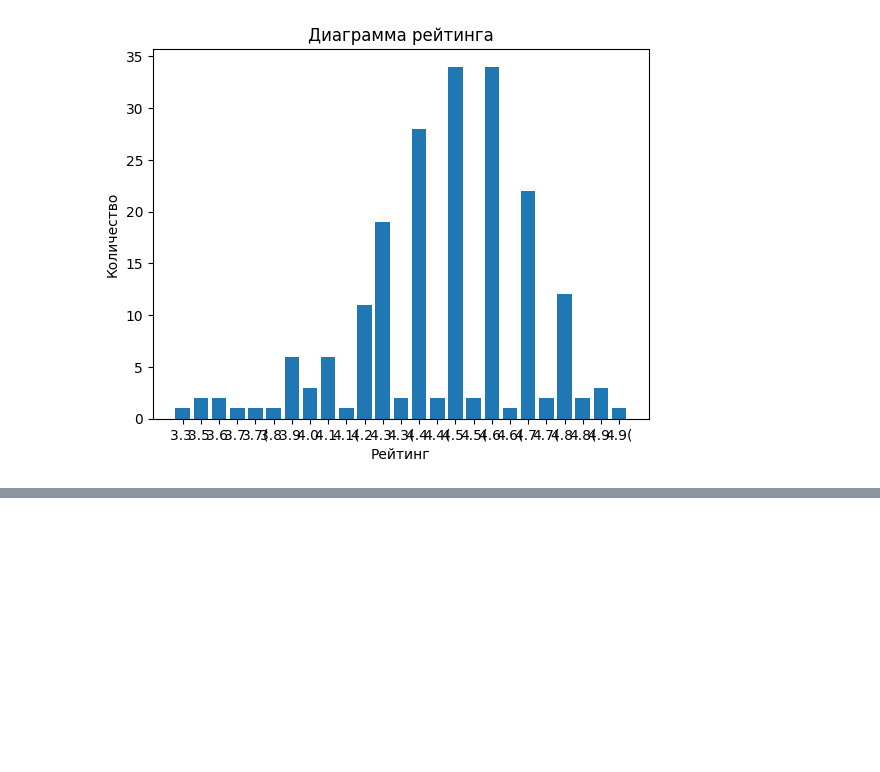
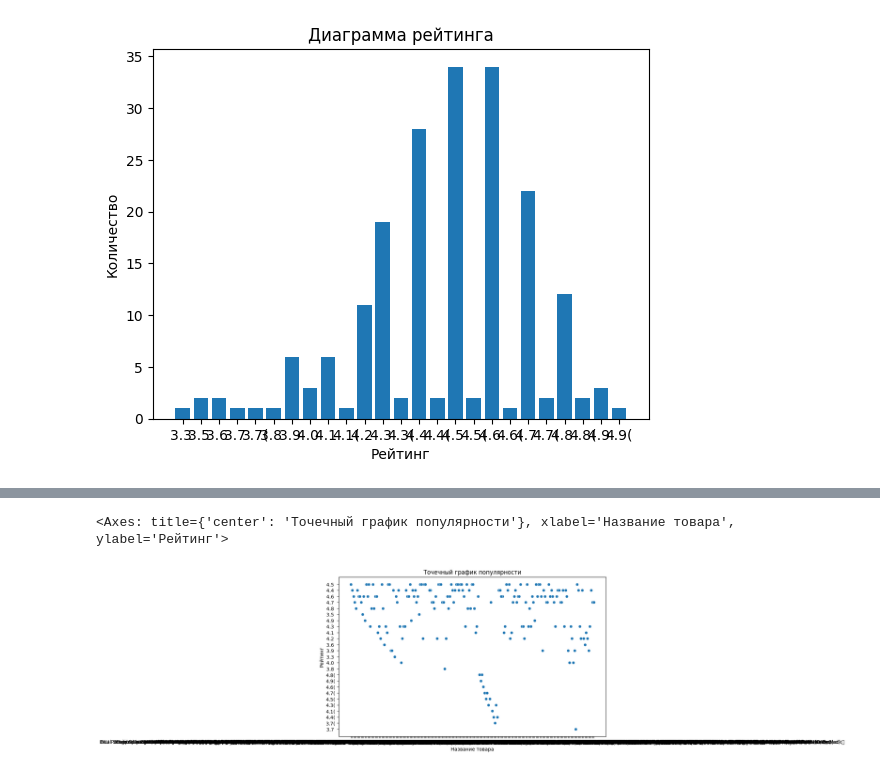
Before and after one commit to cosmodesant49/Data_analitic_wb, a Jupyter notebook: DB_WB.ipynb, the cells around one changed output, grey strips where cells are left out. Cells and saved outputs as stored; diff of their text form; code cells hidden in the pictures; blank space fills up the shorter version.

```diff
--- a/DB_WB.ipynb
+++ b/DB_WB.ipynb
@@ -224,0 +240,7 @@ plt.show()
+# %%
+plt.figure(figsize=(10, 6))
+plt.title('Точечный график популярности')
+sns.scatterplot(x = df['Название товара'], y = df['Рейтинг'])
+# %% [output]
+<Axes: title={'center': 'Точечный график популярности'}, xlabel='Название товара', ylabel='Рейтинг'>
+[figure, added]
```
Also changed, not shown: parts of 8 cells of this notebook.
